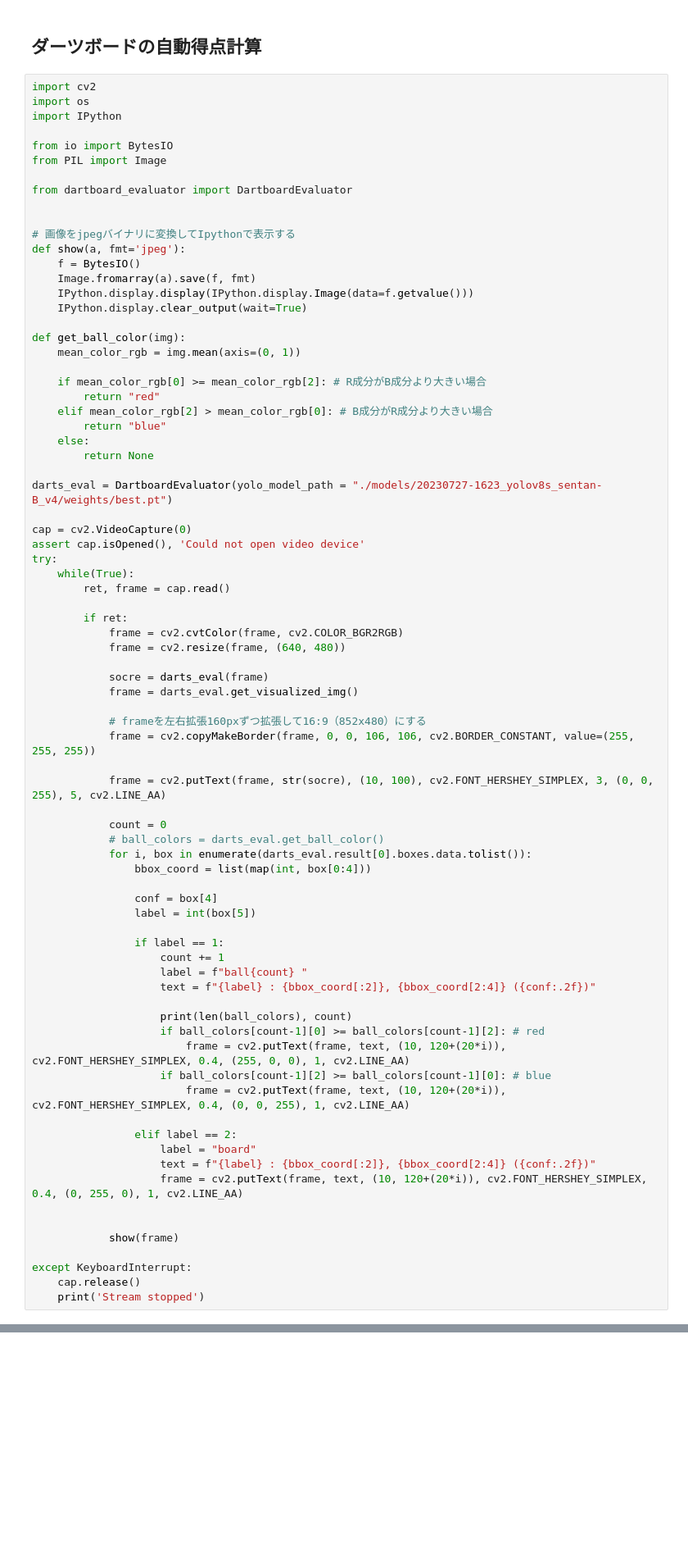
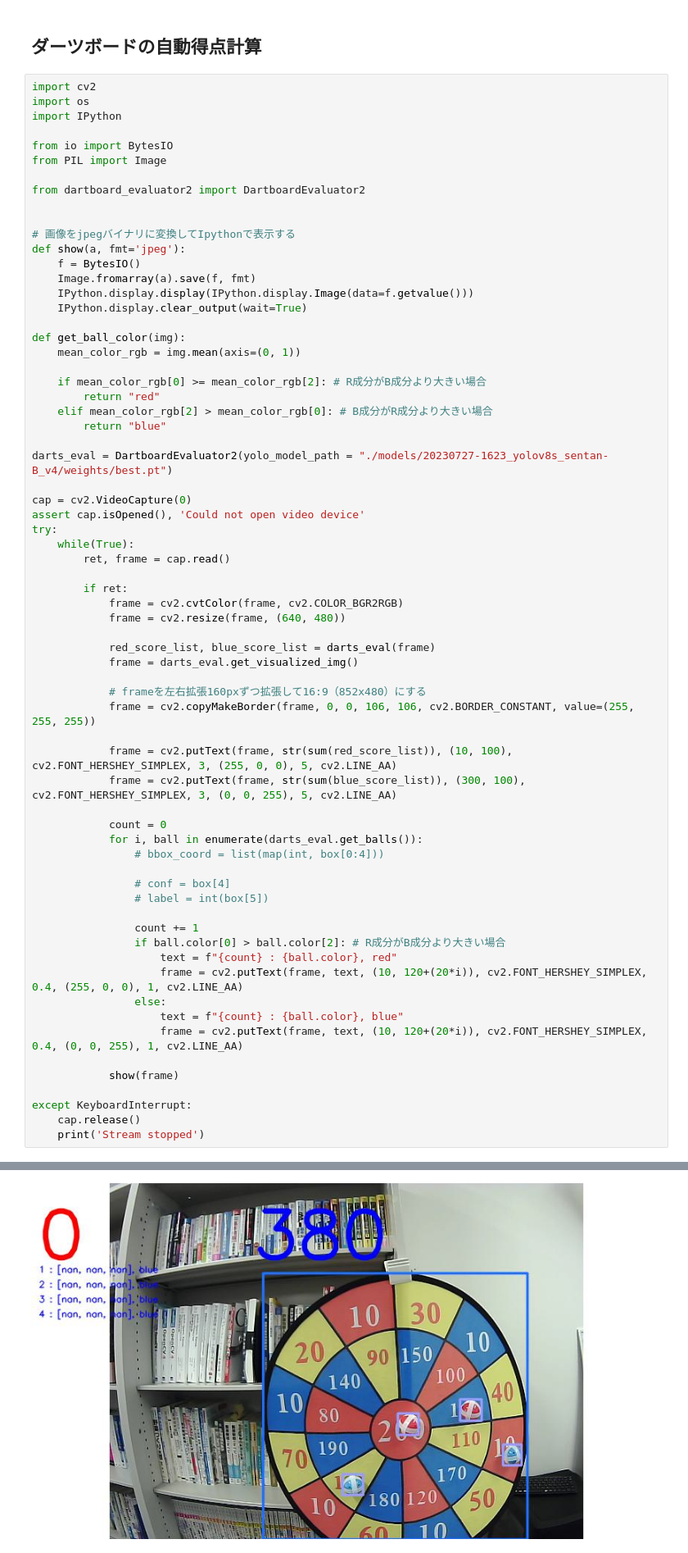
Before and after one commit to hrhrkeee/darts_board_evaluator, a Jupyter notebook: notebookでリアルタイム表示2.ipynb, the cells around one changed output, grey strips where cells are left out. Shown: that part at 82% size. Cells and saved outputs as stored; diff of their text form; blank space fills up the shorter version.

```diff
--- a/notebookでリアルタイム表示2.ipynb
+++ b/notebookでリアルタイム表示2.ipynb
@@ -8,7 +8,7 @@ import IPython
 from io import BytesIO
 from PIL import Image
 
-from dartboard_evaluator import DartboardEvaluator
+from dartboard_evaluator2 import DartboardEvaluator2
 
 
 # 画像をjpegバイナリに変換してIpythonで表示する
@@ -25,10 +25,8 @@ def get_ball_color(img):
         return "red"
     elif mean_color_rgb[2] > mean_color_rgb[0]: # B成分がR成分より大きい場合
         return "blue"
-    else:
-        return None
 
-darts_eval = DartboardEvaluator(yolo_model_path = "./models/20230727-1623_yolov8s_sentan-B_v4/weights/best.pt")
+darts_eval = DartboardEvaluator2(yolo_model_path = "./models/20230727-1623_yolov8s_sentan-B_v4/weights/best.pt")
 
 cap = cv2.VideoCapture(0)
 assert cap.isOpened(), 'Could not open video device'
@@ -40,38 +38,29 @@ try:
             frame = cv2.cvtColor(frame, cv2.COLOR_BGR2RGB)
             frame = cv2.resize(frame, (640, 480))
 
-            socre = darts_eval(frame)
+            red_score_list, blue_score_list = darts_eval(frame)
             frame = darts_eval.get_visualized_img()
 
             # frameを左右拡張160pxずつ拡張して16:9（852x480）にする
             frame = cv2.copyMakeBorder(frame, 0, 0, 106, 106, cv2.BORDER_CONSTANT, value=(255, 255, 255))
 
-            frame = cv2.putText(frame, str(socre), (10, 100), cv2.FONT_HERSHEY_SIMPLEX, 3, (0, 0, 255), 5, cv2.LINE_AA)
+            frame = cv2.putText(frame, str(sum(red_score_list)), (10, 100), cv2.FONT_HERSHEY_SIMPLEX, 3, (255, 0, 0), 5, cv2.LINE_AA)
+            frame = cv2.putText(frame, str(sum(blue_score_list)), (300, 100), cv2.FONT_HERSHEY_SIMPLEX, 3, (0, 0, 255), 5, cv2.LINE_AA)
 
             count = 0
-            # ball_colors = darts_eval.get_ball_color()
-            for i, box in enumerate(darts_eval.result[0].boxes.data.tolist()):
-                bbox_coord = list(map(int, box[0:4]))
+            for i, ball in enumerate(darts_eval.get_balls()):
+                # bbox_coord = list(map(int, box[0:4]))
 
-                conf = box[4]
-                label = int(box[5])
+                # conf = box[4]
+                # label = int(box[5])
 
-                if label == 1:
-                    count += 1
-                    label = f"ball{count} "
-                    text = f"{label} : {bbox_coord[:2]}, {bbox_coord[2:4]} ({conf:.2f})"
-
-                    print(len(ball_colors), count)
-                    if ball_colors[count-1][0] >= ball_colors[count-1][2]: # red
-                        frame = cv2.putText(frame, text, (10, 120+(20*i)), cv2.FONT_HERSHEY_SIMPLEX, 0.4, (255, 0, 0), 1, cv2.LINE_AA)
-                    if ball_colors[count-1][2] >= ball_colors[count-1][0]: # blue
-                        frame = cv2.putText(frame, text, (10, 120+(20*i)), cv2.FONT_HERSHEY_SIMPLEX, 0.4, (0, 0, 255), 1, cv2.LINE_AA)
-
-                elif label == 2:
-                    label = "board"
-                    text = f"{label} : {bbox_coord[:2]}, {bbox_coord[2:4]} ({conf:.2f})"
-                    frame = cv2.putText(frame, text, (10, 120+(20*i)), cv2.FONT_HERSHEY_SIMPLEX, 0.4, (0, 255, 0), 1, cv2.LINE_AA)
-
+                count += 1
+                if ball.color[0] > ball.color[2]: # R成分がB成分より大きい場合
+                    text = f"{count} : {ball.color}, red"
+                    frame = cv2.putText(frame, text, (10, 120+(20*i)), cv2.FONT_HERSHEY_SIMPLEX, 0.4, (255, 0, 0), 1, cv2.LINE_AA)
+                else:
+                    text = f"{count} : {ball.color}, blue"
+                    frame = cv2.putText(frame, text, (10, 120+(20*i)), cv2.FONT_HERSHEY_SIMPLEX, 0.4, (0, 0, 255), 1, cv2.LINE_AA)
 
             show(frame)
 
@@ -82,0 +71 @@ NameError: name 'ball_colors' is not defined
+[figure, added]
```
Also changed, not shown: parts of 1 cell of this notebook, 1 other file.
